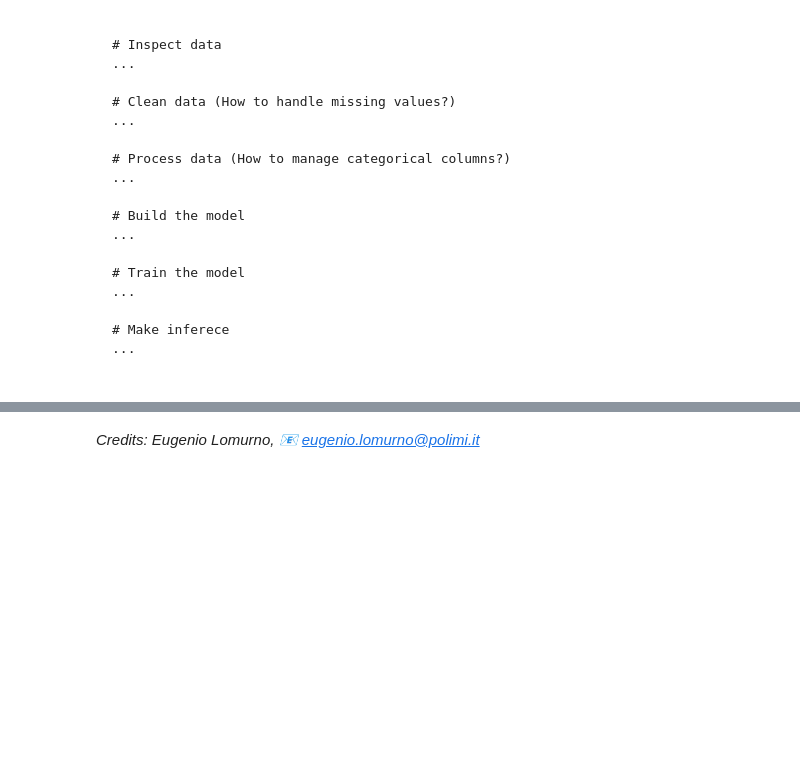
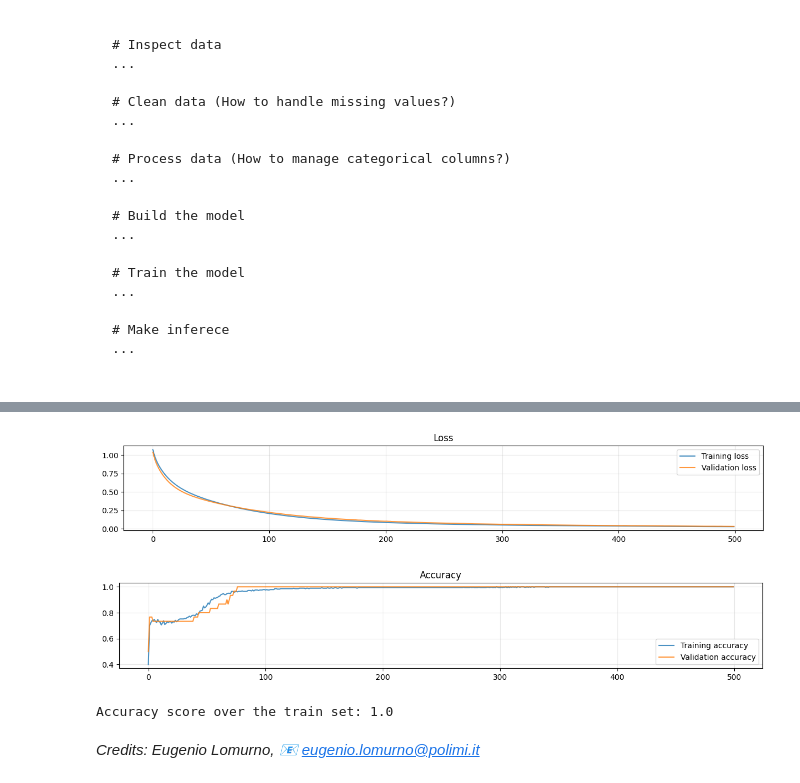
Before and after one commit to biromiro/polimi-an2dl, a Jupyter notebook: lec1/Feedforward Neural Network.ipynb, the cells around one changed output, grey strips where cells are left out. Saved outputs shown, nothing was run; the diff lists cells and outputs as text; code cells hidden in the pictures; blank space fills up the shorter version.

```diff
--- a/lec1/Feedforward Neural Network.ipynb
+++ b/lec1/Feedforward Neural Network.ipynb
@@ -295,0 +650,4 @@ dataset = pd.read_csv('penguins.csv')
+# %%
+X_train[X_train_num.columns] = X_train_num
+X_val[X_val_num.columns] = X_val_num
+X_test[X_test_num.columns] = X_test_num
@@ -295,0 +722,8 @@ dataset = pd.read_csv('penguins.csv')
+# %%
+history = model.fit(
+    x = X_train,
+    y = y_train,
+    batch_size = batch_size,
+    epochs = epochs,
+    validation_data = (X_val, y_val)
+).history
@@ -295,0 +748,31 @@ dataset = pd.read_csv('penguins.csv')
+# %%
+# Create and display plots for training and validation loss
+plt.figure(figsize=(15,2))
+plt.plot(history['loss'], label='Training loss', alpha=.8)
+plt.plot(history['val_loss'], label='Validation loss', alpha=.8)
+plt.title('Loss')
+plt.legend()
+plt.grid(alpha=.3)
+
+# Create and display plots for training and validation accuracy
+plt.figure(figsize=(15,2))
+plt.plot(history['Accuracy'], label='Training accuracy', alpha=.8)
+plt.plot(history['val_Accuracy'], label='Validation accuracy', alpha=.8)
+plt.title('Accuracy')
+plt.legend()
+plt.grid(alpha=.3)
+plt.show()
+# %% [output]
+[figure, added]
+[figure, added]
+# %%
+# Training set prediction
+train_predictions = model.predict(X_train, verbose=0)
+train_predictions = np.argmax(train_predictions,axis=-1)
+
+train_gt = np.argmax(y_train,axis=-1)
+
+train_accuracy = accuracy_score(train_gt, train_predictions)
+print(f'Accuracy score over the train set: {round(train_accuracy,4)}')
+# %% [output]
+Accuracy score over the train set: 1.0
```
Also changed, not shown: parts of 49 cells of this notebook, 7 other files.
